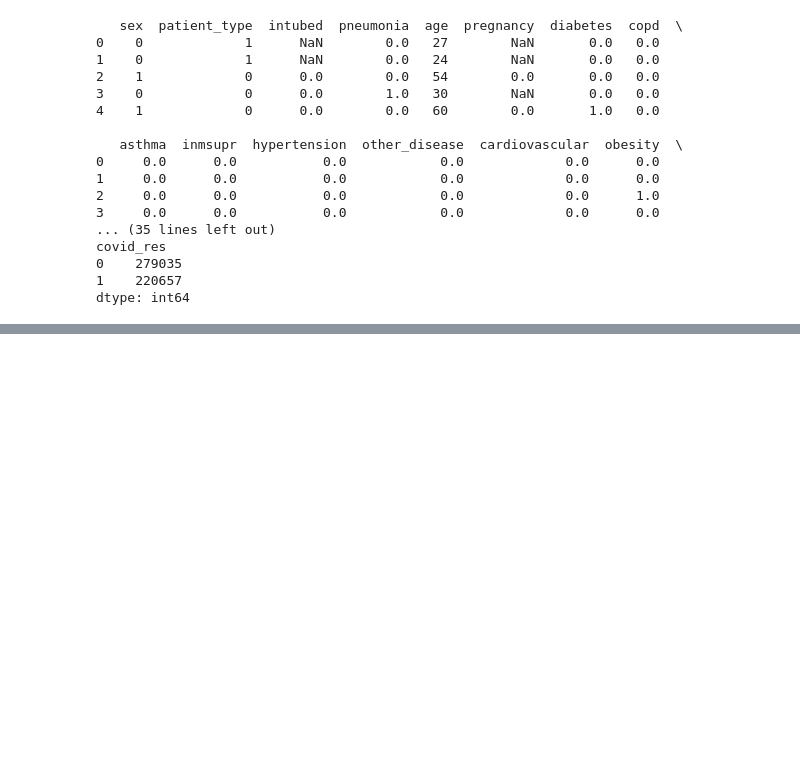
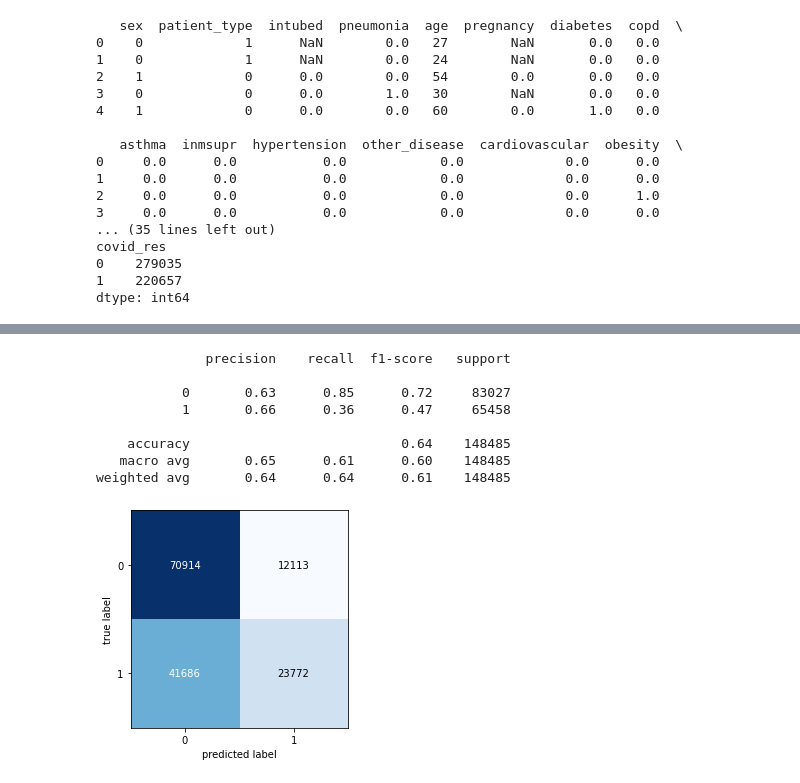
Before and after one commit to PedroArSp/ML_Project1, a Jupyter notebook: Projeto 1 - COVID.ipynb, the cells around one changed output, grey strips where cells are left out. Drawn from its saved outputs; the diff is of its cells as text; code cells hidden in the pictures; blank space fills up the shorter version.

```diff
--- a/Projeto 1 - COVID.ipynb
+++ b/Projeto 1 - COVID.ipynb
@@ -216,0 +289,15 @@ memory usage: 1.5 MB
+# %%
+print(classification_report(y_test,y_predXGBC))
+cm = confusion_matrix(y_test,y_predXGBC)
+plot_confusion_matrix(conf_mat=cm)
+plt.show()
+# %% [output]
+              precision    recall  f1-score   support
+
+           0       0.63      0.85      0.72     83027
+           1       0.66      0.36      0.47     65458
+
+    accuracy                           0.64    148485
+   macro avg       0.65      0.61      0.60    148485
+weighted avg       0.64      0.64      0.61    148485
+[figure, added]
```
Also changed, not shown: parts of 43 cells of this notebook, 1 other file.
